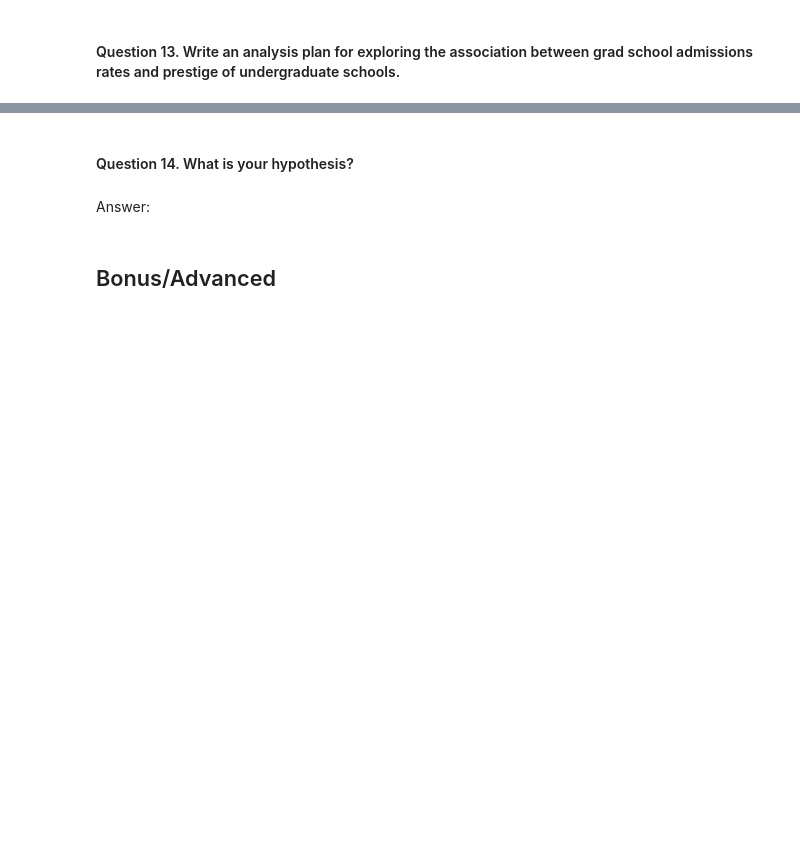
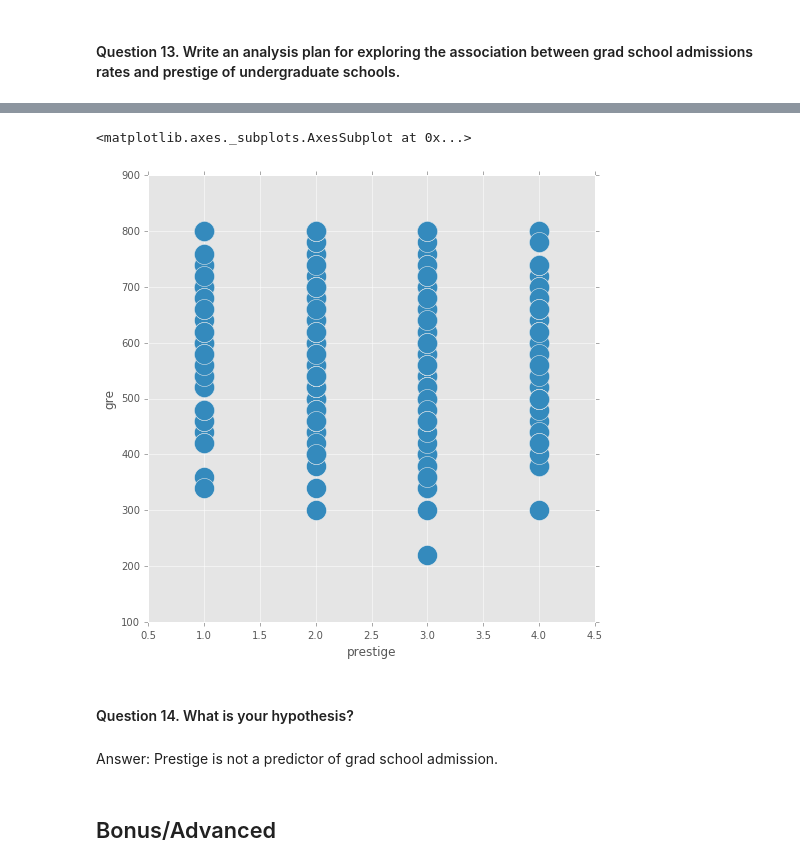
Before and after one commit to vnessified/DS-SF-23, a Jupyter notebook: unit-projects/2/starter-code/unit-project-2-VG.ipynb, the cells around one changed output, grey strips where cells are left out. Drawn from its saved outputs; the diff is of its cells as text; code cells hidden in the pictures; blank space fills up the shorter version.

```diff
--- a/unit-projects/2/starter-code/unit-project-2-VG.ipynb
+++ b/unit-projects/2/starter-code/unit-project-2-VG.ipynb
@@ -212,7 +216,12 @@ Answer:
+# %%
+df_new.plot(kind = 'scatter', x = 'prestige', y = 'gre', s = 400, figsize = (8, 8))
+# %% [output]
+<matplotlib.axes._subplots.AxesSubplot at 0x...>
+[figure, added]
 # %% [markdown]
 #### Question 14. What is your hypothesis?
-# %% [markdown]
-Answer:
+# %% [markdown]
+Answer: Prestige is not a predictor of grad school admission.
 # %% [markdown]
 ## Bonus/Advanced
 # %% [markdown]
```
Also changed, not shown: parts of 9 cells of this notebook.
